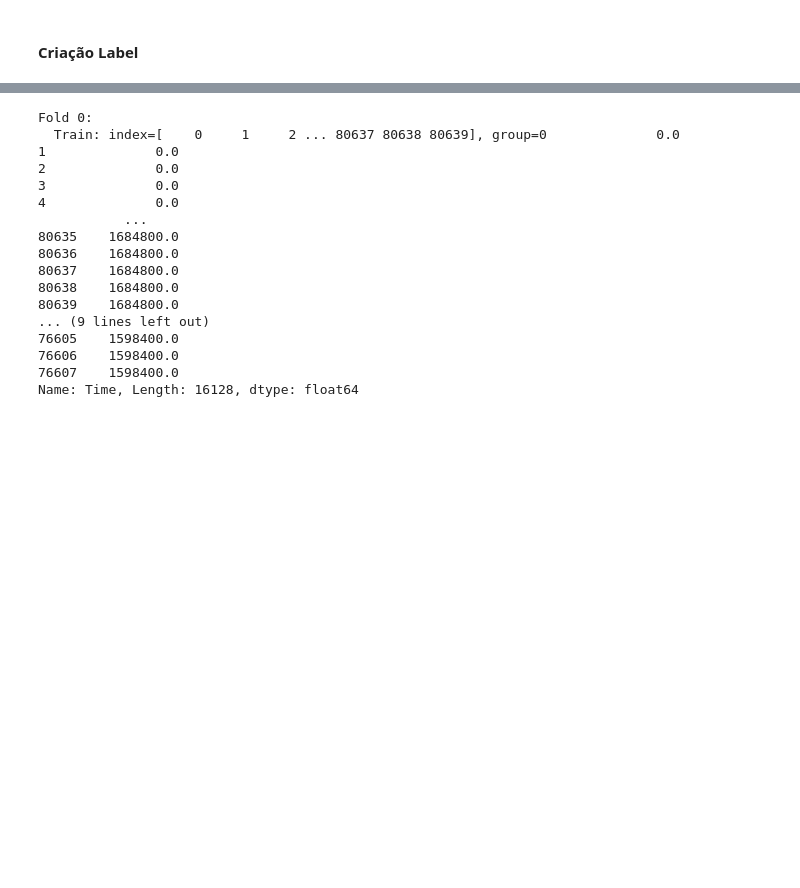
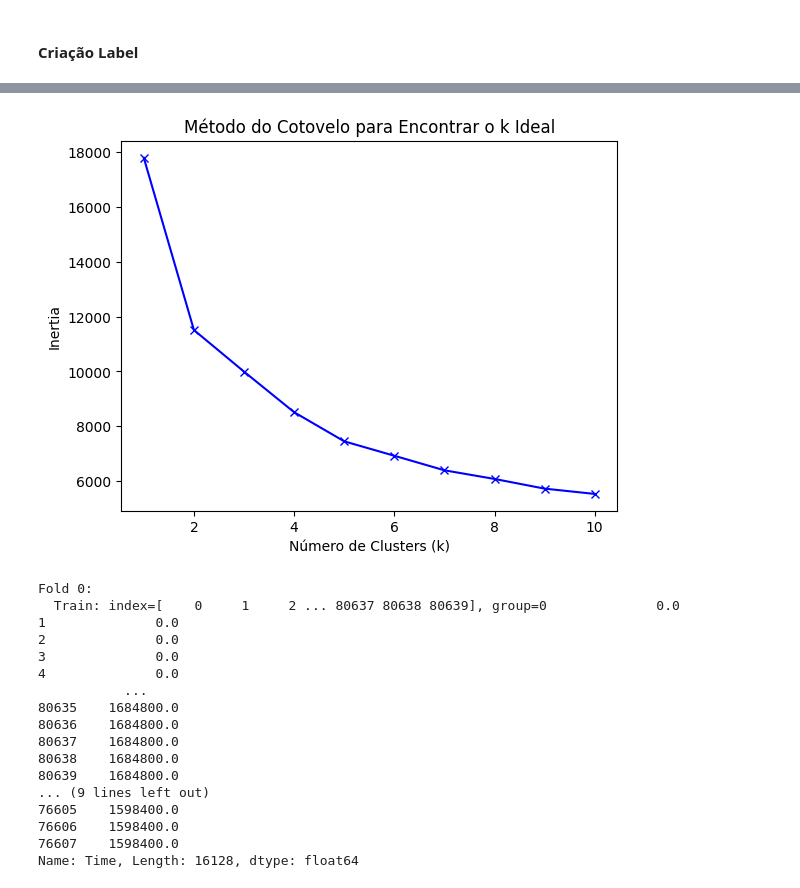
Before and after one commit to PJBarbosa98/X-Iberian-Modelling-Week, a Jupyter notebook: projeto.ipynb, the cells around one changed output, grey strips where cells are left out. Cells and saved outputs as stored; diff of their text form; code cells hidden in the pictures; blank space fills up the shorter version.

```diff
--- a/projeto.ipynb
+++ b/projeto.ipynb
@@ -53,0 +164,47 @@ df_time_0
+# %%
+from sklearn.model_selection import train_test_split
+from sklearn.preprocessing import PolynomialFeatures
+from sklearn.preprocessing import MinMaxScaler
+from sklearn.cluster import KMeans
+from sklearn.metrics import silhouette_score
+
+
+
+# Kmeans
+colunas=df[['c1_x','c2_x','c3_x','c4_x','c5_x']]
+preprocessor=MinMaxScaler()
+X_preprocessed = preprocessor.fit_transform(colunas)
+
+inertias = []
+silhouette_scores = []
+k_range = range(1, 11
+                )
+
+for k in k_range:
+    kmeans = KMeans(n_clusters=k, random_state=0)
+    kmeans.fit(X_preprocessed)
+    inertias.append(kmeans.inertia_)
+
+# Plotar o gráfico do método do cotovelo
+plt.plot(k_range, inertias, 'bx-')
+plt.xlabel('Número de Clusters (k)')
+plt.ylabel('Inertia')
+plt.title('Método do Cotovelo para Encontrar o k Ideal')
+plt.show()
+
+
+
+num_clusters = 2
+
+kmeans = KMeans(n_clusters=num_clusters, random_state=0)
+kmeans.fit(X_preprocessed)
+
+#Adicionar os rótulos dos clusters ao dataset original
+df['cluster'] = kmeans.labels_
+df.head()
+
+columns_to_select = ['Delta_t', 'c1_x', 'c1_t', 'c2_x', 'c2_t', 'c3_x', 'c3_t', 'c4_x', 'c4_t', 'c5_x', 'c5_t', 'erro_x', 'cluster']
+selected_columns_df = df[columns_to_select]
+#selected_columns_df = df_orbita[columns_to_select]
+# %% [output]
+[figure, added]
```
Also changed, not shown: parts of 17 cells of this notebook.
